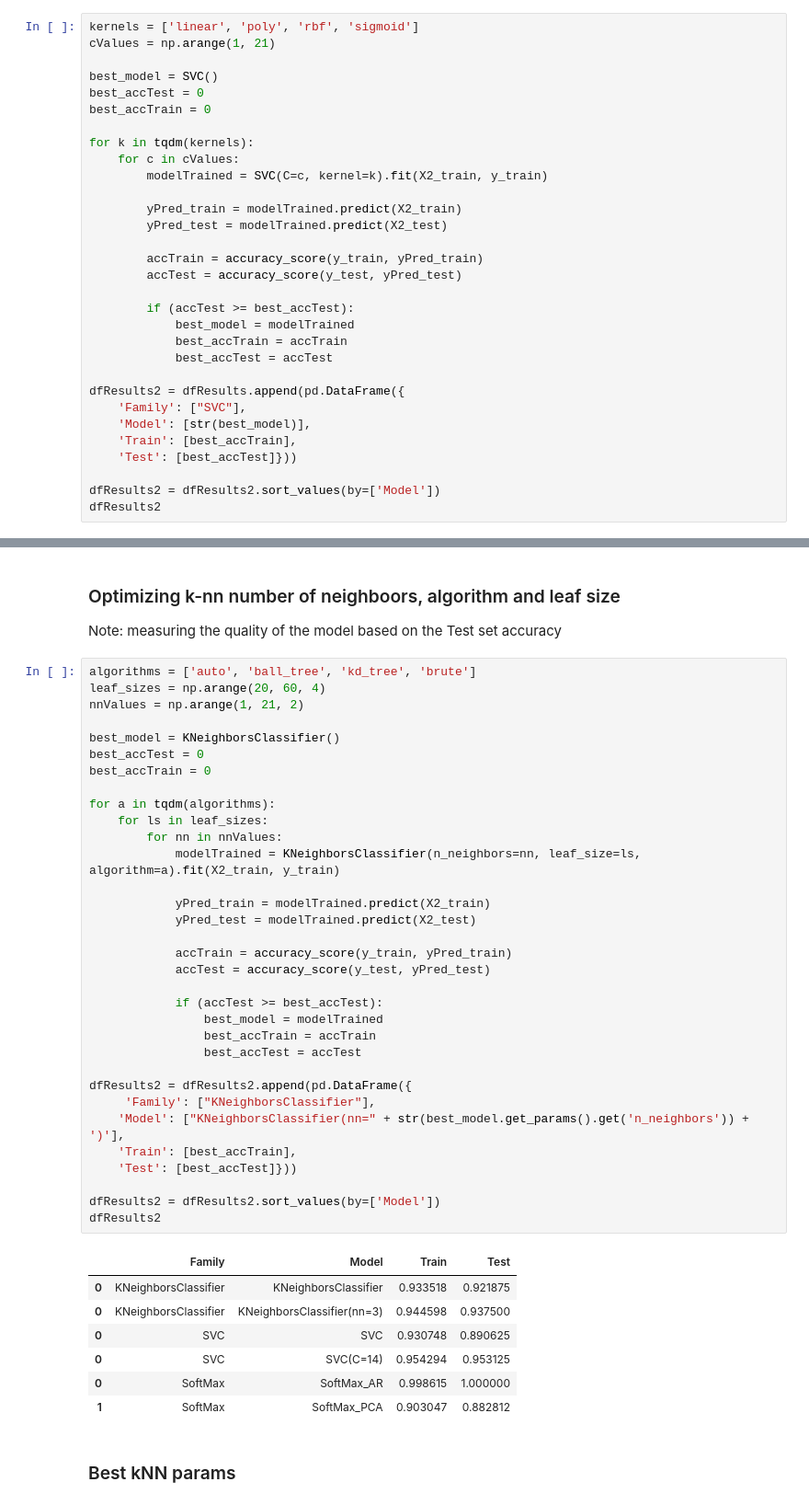
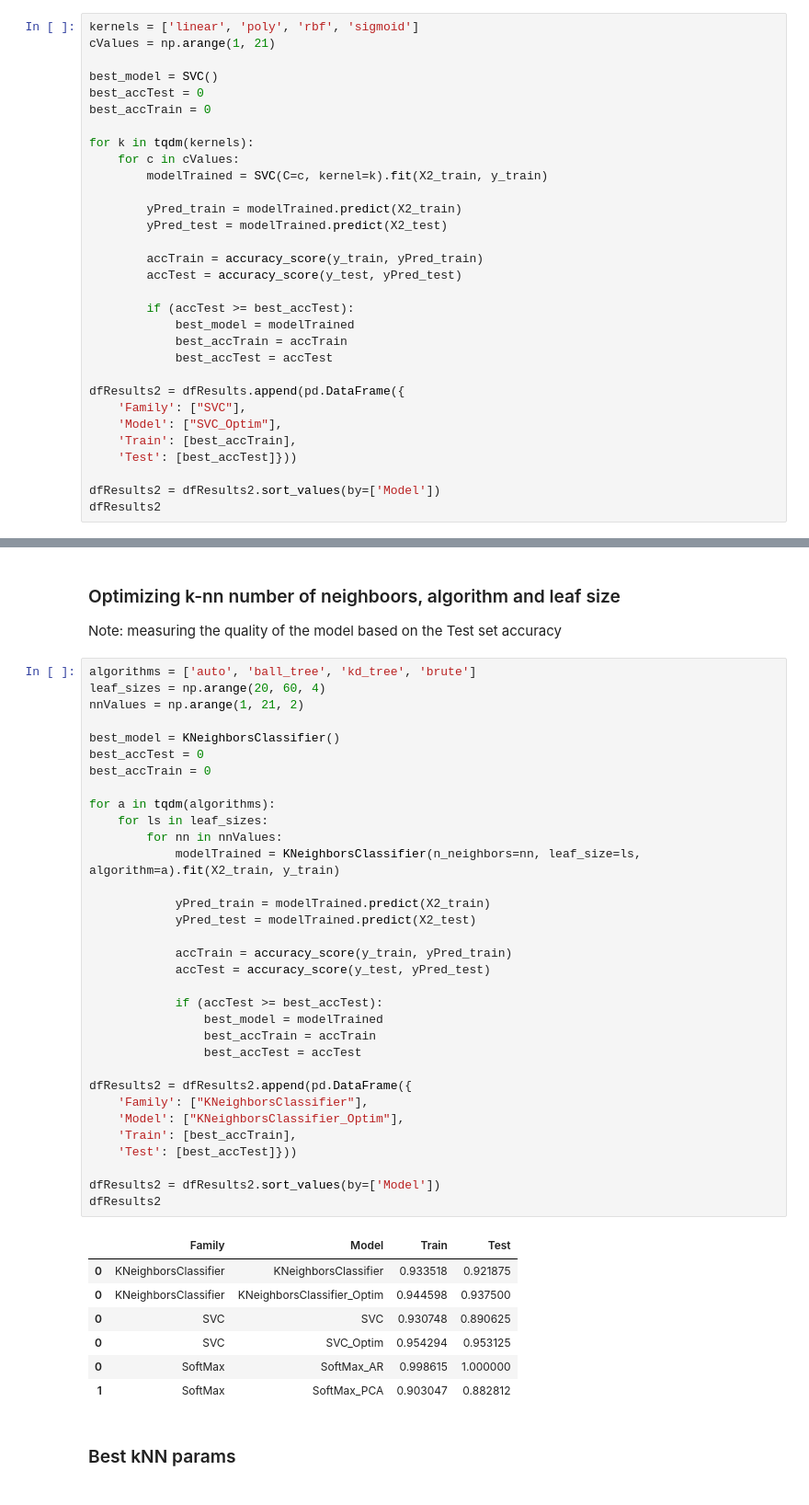
Before and after one commit to felipecostapereira/HIML, a Jupyter notebook: task_03_SVM_KNN.ipynb, the cells around one changed output, grey strips where cells are left out. Shown at 92% size. Cells and saved outputs as stored; diff of their text form.

```diff
--- a/task_03_SVM_KNN.ipynb
+++ b/task_03_SVM_KNN.ipynb
@@ -465,7 +475,7 @@ for k in tqdm(kernels):
 
 dfResults2 = dfResults.append(pd.DataFrame({
     'Family': ["SVC"],
-    'Model': [str(best_model)],
+    'Model': ["SVC_Optim"],
     'Train': [best_accTrain],
     'Test': [best_accTest]}))
 
@@ -497,38 +507,38 @@ nnValues = np.arange(1, 21, 2)
 
 best_model = KNeighborsClassifier()
 best_accTest = 0
 best_accTrain = 0
 
 for a in tqdm(algorithms):
     for ls in leaf_sizes:
         for nn in nnValues:
             modelTrained = KNeighborsClassifier(n_neighbors=nn, leaf_size=ls, algorithm=a).fit(X2_train, y_train)
 
             yPred_train = modelTrained.predict(X2_train)
             yPred_test = modelTrained.predict(X2_test)
 
             accTrain = accuracy_score(y_train, yPred_train)
             accTest = accuracy_score(y_test, yPred_test)
 
             if (accTest >= best_accTest):
                 best_model = modelTrained
                 best_accTrain = accTrain
                 best_accTest = accTest
 
 dfResults2 = dfResults2.append(pd.DataFrame({
-     'Family': ["KNeighborsClassifier"],
-    'Model': ["KNeighborsClassifier(nn=" + str(best_model.get_params().get('n_neighbors')) + ')'],
+    'Family': ["KNeighborsClassifier"],
+    'Model': ["KNeighborsClassifier_Optim"],
     'Train': [best_accTrain],
     'Test': [best_accTest]}))
 
 dfResults2 = dfResults2.sort_values(by=['Model'])
 dfResults2
 # %% [output]
 |  | Family | Model | Train | Test |
 | 0 | KNeighborsClassifier | KNeighborsClassifier | 0.933518 | 0.921875 |
-| 0 | KNeighborsClassifier | KNeighborsClassifier(nn=3) | 0.944598 | 0.937500 |
+| 0 | KNeighborsClassifier | KNeighborsClassifier_Optim | 0.944598 | 0.937500 |
 | 0 | SVC | SVC | 0.930748 | 0.890625 |
-| 0 | SVC | SVC(C=14) | 0.954294 | 0.953125 |
+| 0 | SVC | SVC_Optim | 0.954294 | 0.953125 |
 | 0 | SoftMax | SoftMax_AR | 0.998615 | 1.000000 |
 | 1 | SoftMax | SoftMax_PCA | 0.903047 | 0.882812 |
 # %% [markdown]
```
Also changed, not shown: parts of 7 cells of this notebook.
